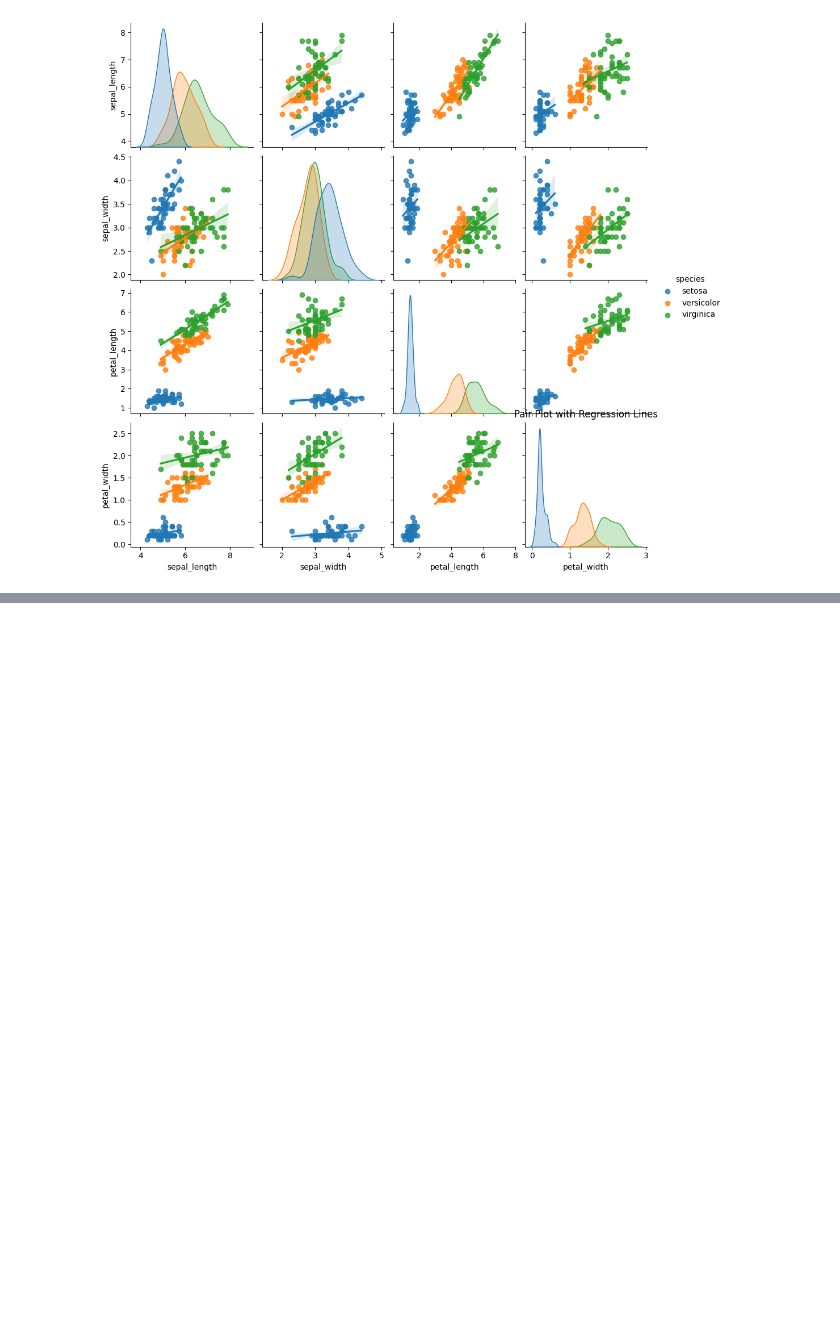
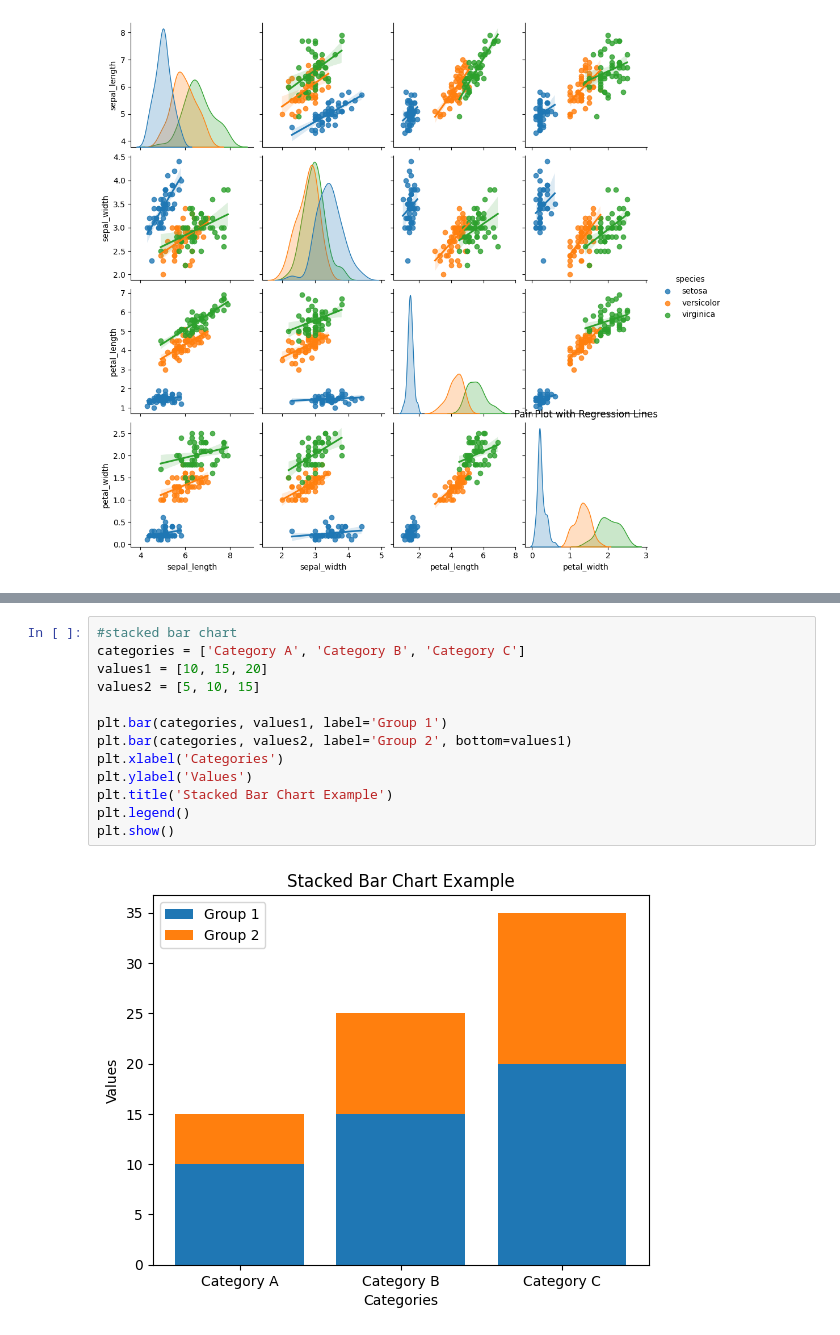
Before and after one commit to sumit531/python-implimentation, a Jupyter notebook: Data Visualisation Matplot and Seaborg.ipynb, the cells around one changed output, grey strips where cells are left out. Drawn from its saved outputs; the diff is of its cells as text; blank space fills up the shorter version.

```diff
--- a/Data Visualisation Matplot and Seaborg.ipynb
+++ b/Data Visualisation Matplot and Seaborg.ipynb
@@ -179,0 +217,15 @@ plt.show()
+# %%
+#stacked bar chart
+categories = ['Category A', 'Category B', 'Category C']
+values1 = [10, 15, 20]
+values2 = [5, 10, 15]
+
+plt.bar(categories, values1, label='Group 1')
+plt.bar(categories, values2, label='Group 2', bottom=values1)
+plt.xlabel('Categories')
+plt.ylabel('Values')
+plt.title('Stacked Bar Chart Example')
+plt.legend()
+plt.show()
+# %% [output]
+[figure, added]
```
Also changed, not shown: parts of 5 cells of this notebook.
